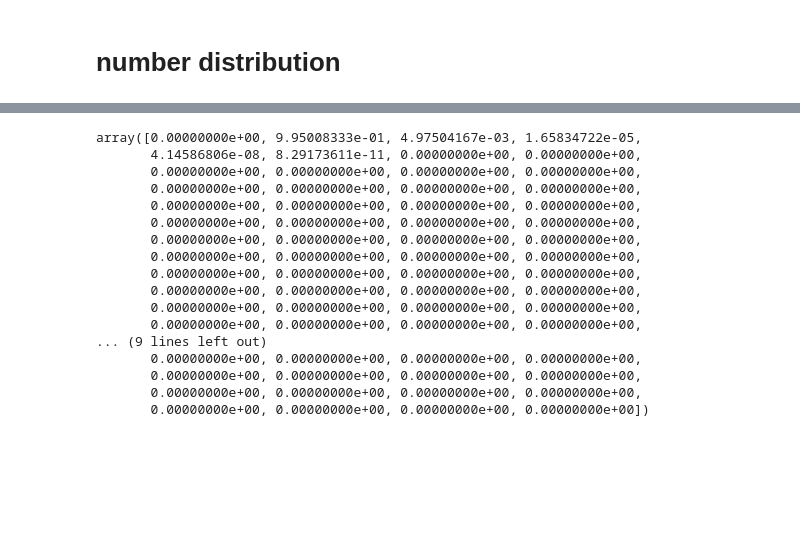
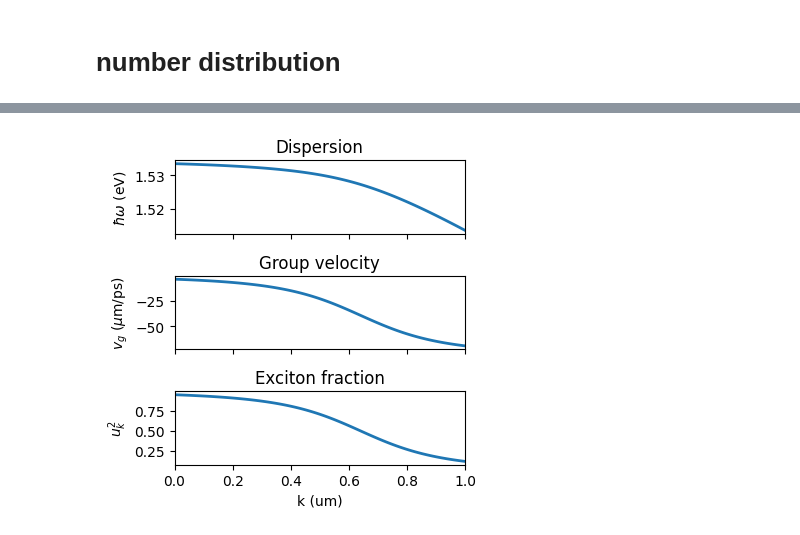
Before and after one commit to HewlettPackard/tensor-circuit-torch, a Jupyter notebook: MPDO_circuit/notebooks/MZI_g2.ipynb, the cells around one changed output, grey strips where cells are left out. Cells and saved outputs as stored; diff of their text form; code cells hidden in the pictures; blank space fills up the shorter version.

```diff
--- a/MPDO_circuit/notebooks/MZI_g2.ipynb
+++ b/MPDO_circuit/notebooks/MZI_g2.ipynb
@@ -311,20 +311,60 @@ conditioned SP probability: 0.9997466434701132
 # %%
-Pn_coh_cond
+hbar_eV_ps = 6.582 * 1e-4 # hbar, converting energy to frequency
+
+ki = 1.0
+m = - 0.052
+C = lambda k: 1.5165 + m*(k-ki)
+X = lambda k: 1.5352 + 0*(k-ki)
+OM = 0.008
+
+# Definition of lower polariton branch
+def omega_LP(k):
+
+    Lowpol = 0.5*(C(k) + X(k)) - 0.5*((C(k) - X(k))**2 + 4*OM**2)**0.5
+
+    return Lowpol
+
+def vg_LP(k: float, dk: float=1e-3):
+    """
+    Lower-polariton group velocity, in eV * um / hbar = um / ps
+    """
+    return (omega_LP(k + dk/2.) - omega_LP(k - dk/2.)) / dk / hbar_eV_ps
+
+def exciton_fraction(k):
+    """
+    The exciton fraction at given k (um^(-1))
+    """
+
+    theta_k = np.arctan(OM / (omega_LP(k) - C(k)))
+    return np.cos(theta_k) ** 2
+
+
+# k vector
+k = np.linspace(0,1,100)
+
+# dispersion
+hbar_omega = omega_LP(k)
+
+# group velocity
+vg = vg_LP(k)
+uk = exciton_fraction(k)
+
+fig, ax = plt.subplots(3,1, figsize=(4,4), sharex=True)
+
+ax[0].plot(k, hbar_omega, linewidth=2)
+ax[1].plot(k, vg, linewidth=2)
+ax[2].plot(k, uk, linewidth=2)
+ax[0].set_title("Dispersion")
+ax[1].set_title("Group velocity")
+ax[2].set_title("Exciton fraction")
+ax[0].set_ylabel(r"$\hbar \omega$ (eV)")
+ax[1].set_ylabel(r"$v_g$ ($\mu$m/ps)")
+ax[2].set_ylabel(r"$u^2_k$")
+ax[-1].set_xlabel("k (um)")
+
+for a in ax:
+    a.set_xlim([k.min(), k.max()])
+
+fig.tight_layout()
 # %% [output]
-array([0.00000000e+00, 9.95008333e-01, 4.97504167e-03, 1.65834722e-05,
-       4.14586806e-08, 8.29173611e-11, 0.00000000e+00, 0.00000000e+00,
-       0.00000000e+00, 0.00000000e+00, 0.00000000e+00, 0.00000000e+00,
-       0.00000000e+00, 0.00000000e+00, 0.00000000e+00, 0.00000000e+00,
-       0.00000000e+00, 0.00000000e+00, 0.00000000e+00, 0.00000000e+00,
-       0.00000000e+00, 0.00000000e+00, 0.00000000e+00, 0.00000000e+00,
-       0.00000000e+00, 0.00000000e+00, 0.00000000e+00, 0.00000000e+00,
-       0.00000000e+00, 0.00000000e+00, 0.00000000e+00, 0.00000000e+00,
-       0.00000000e+00, 0.00000000e+00, 0.00000000e+00, 0.00000000e+00,
-       0.00000000e+00, 0.00000000e+00, 0.00000000e+00, 0.00000000e+00,
-       0.00000000e+00, 0.00000000e+00, 0.00000000e+00, 0.00000000e+00,
-       0.00000000e+00, 0.00000000e+00, 0.00000000e+00, 0.00000000e+00,
-... (9 lines left out)
-       0.00000000e+00, 0.00000000e+00, 0.00000000e+00, 0.00000000e+00,
-       0.00000000e+00, 0.00000000e+00, 0.00000000e+00, 0.00000000e+00,
-       0.00000000e+00, 0.00000000e+00, 0.00000000e+00, 0.00000000e+00,
-       0.00000000e+00, 0.00000000e+00, 0.00000000e+00, 0.00000000e+00])
+[figure, added]
```
Also changed, not shown: parts of 4 cells of this notebook, 16 other files.
